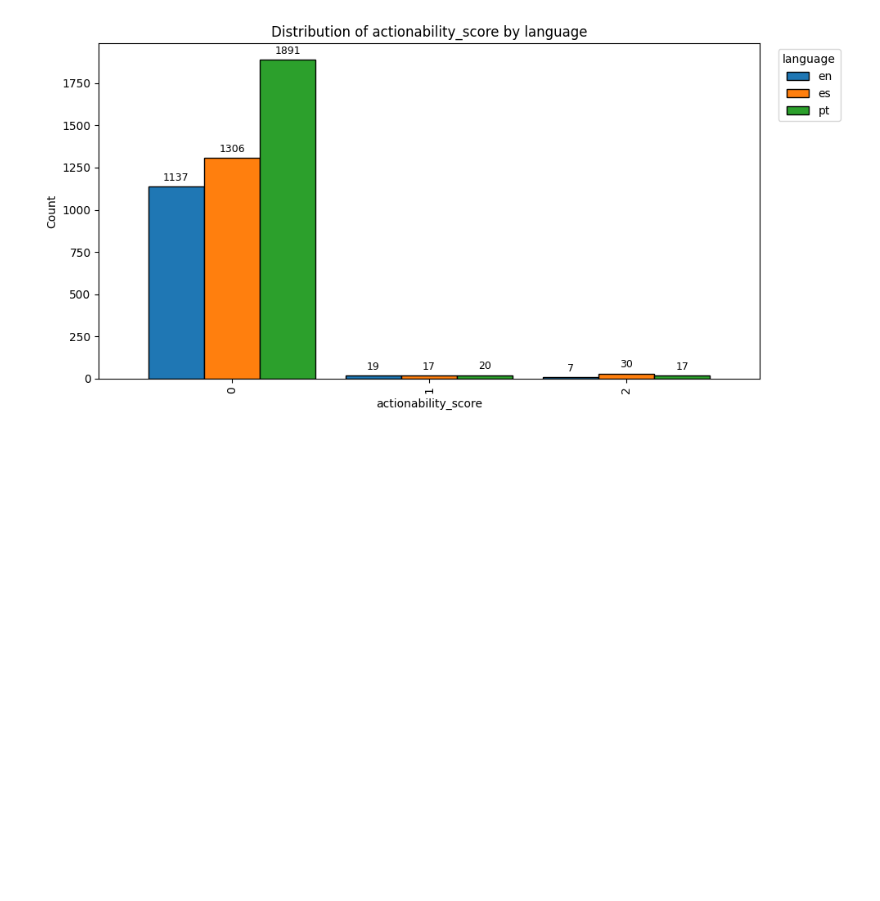
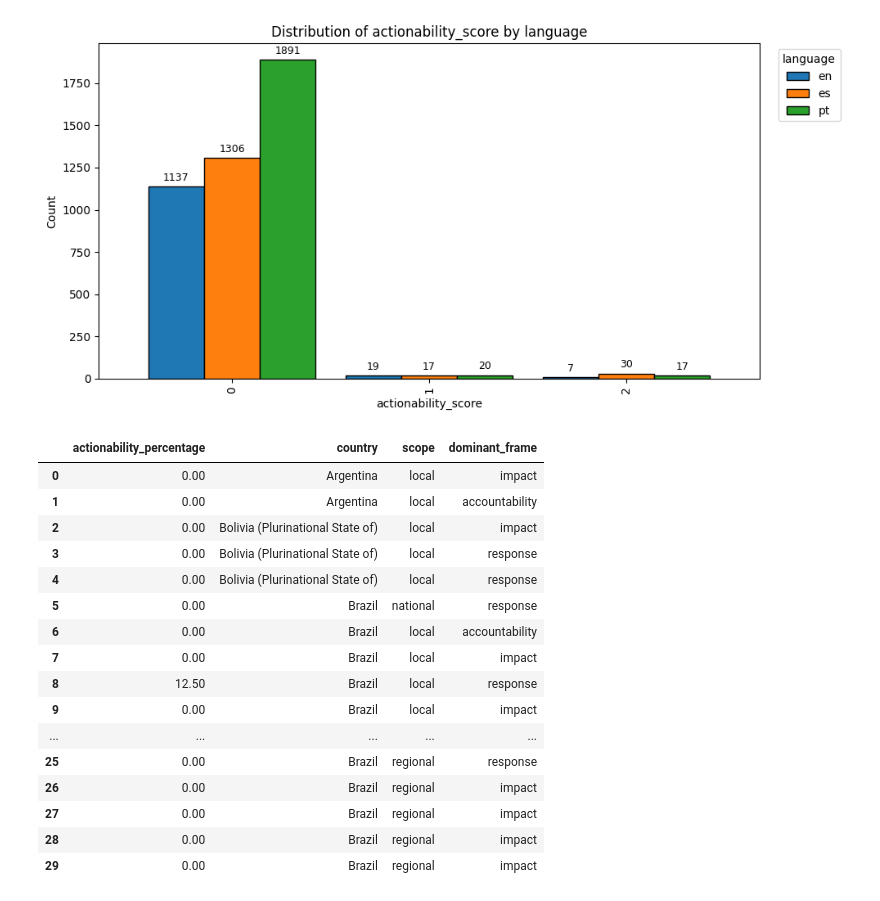
Before and after one commit to Lenap0911/NLP-model, a Jupyter notebook: nlp/actionability_tester.ipynb, the cells around one changed output. Cells and saved outputs as stored; diff of their text form; code cells hidden in the pictures; blank space fills up the shorter version.

```diff
--- a/nlp/actionability_tester.ipynb
+++ b/nlp/actionability_tester.ipynb
@@ -467,3 +461,25 @@ for container in ax.containers:
 plt.show()
 # %% [output]
 [figure]
+# %%
+#read final cv
+df_final = pd.read_csv("../output/enriched.csv")
+df_final[["actionability_percentage","country","scope","dominant_frame"]].head(30)
+# %% [output]
+|  | actionability_percentage | country | scope | dominant_frame |
+| 0 | 0.00 | Argentina | local | impact |
+| 1 | 0.00 | Argentina | local | accountability |
+| 2 | 0.00 | Bolivia (Plurinational State of) | local | impact |
+| 3 | 0.00 | Bolivia (Plurinational State of) | local | response |
+| 4 | 0.00 | Bolivia (Plurinational State of) | local | response |
+| 5 | 0.00 | Brazil | national | response |
+| 6 | 0.00 | Brazil | local | accountability |
+| 7 | 0.00 | Brazil | local | impact |
+| 8 | 12.50 | Brazil | local | response |
+| 9 | 0.00 | Brazil | local | impact |
+| ... | ... | ... | ... | ... |
+| 25 | 0.00 | Brazil | regional | response |
+| 26 | 0.00 | Brazil | regional | impact |
+| 27 | 0.00 | Brazil | regional | impact |
+| 28 | 0.00 | Brazil | regional | impact |
+| 29 | 0.00 | Brazil | regional | impact |
```
Also changed, not shown: parts of 10 cells of this notebook.
